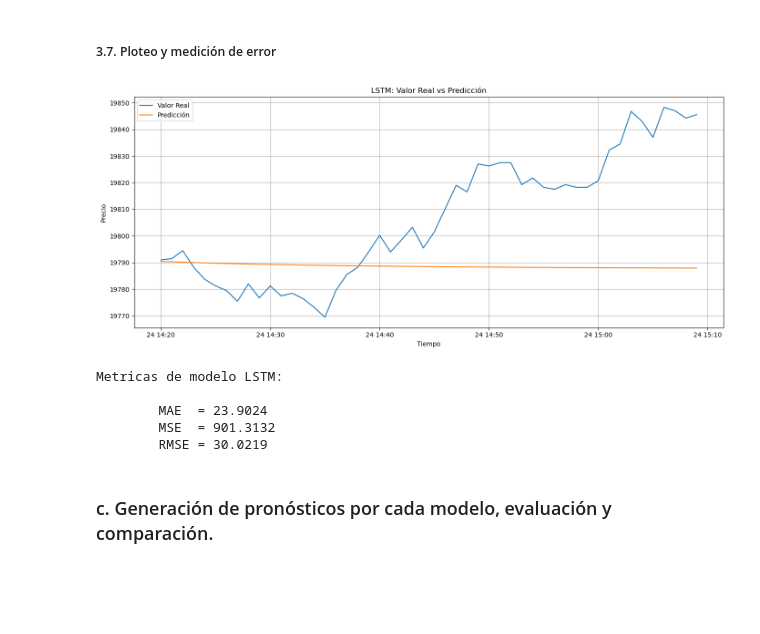
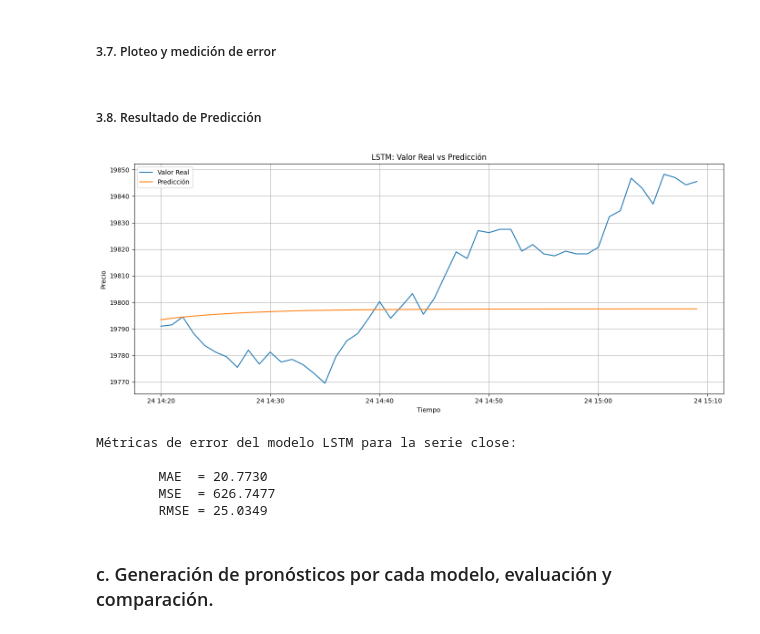
Before and after one commit to GUNAPILLCO/AST1_Trabajo_Final-, a Jupyter notebook: GU_trabajo_final.ipynb, the cells around one changed output. Saved outputs shown, nothing was run; the diff lists cells and outputs as text; code cells hidden in the pictures; blank space fills up the shorter version.

```diff
--- a/GU_trabajo_final.ipynb
+++ b/GU_trabajo_final.ipynb
@@ -1194,3 +1299,0 @@ _________________________________________________________________
-# %%
-# Entrenamiento del modelo
-model_lstm.fit_generator(lstm_generator, epochs=50)
@@ -1215,0 +1300,5 @@ Epoch 50/50
+# %%
+# Forzar a TensorFlow a usar la GPU para entrenar el modelo
+with tf.device('/GPU:0'):
+    # Entrenamiento del modelo LSTM con el generador
+    model_lstm.fit(lstm_train_generator, epochs=100, validation_data=lstm_valid_generator)
@@ -1246,15 +1351,17 @@ lstm_test_predictions = []
 lstm_first_eval_batch = df_lstm_train_scaled[-n_input:]
 lstm_current_batch = lstm_first_eval_batch.reshape((1, n_input, n_features))
 
-for i in range(len(df_lstm_test)):
+# Asegúrate de que las predicciones se realicen en la GPU
+with tf.device('/GPU:0'):  # Este paso es opcional, generalmente no es necesario
+  for i in range(len(df_lstm_test_scaled)):
 
-    # Se obtiene la predicción 1 paso hacia adelante
-    lstm_current_pred = model_lstm.predict(lstm_current_batch, verbose=0)[0]
+      # Se obtiene la predicción 1 paso hacia adelante
+      lstm_current_pred = model_lstm.predict(lstm_current_batch, verbose=0)[0]
 
-    # Se guarda la predicción
-    lstm_test_predictions.append(lstm_current_pred)
+      # Se guarda la predicción
+      lstm_test_predictions.append(lstm_current_pred)
 
-    # Se actualiza el lote
-    lstm_current_batch = np.append(lstm_current_batch[:,1:,:],[[lstm_current_pred]],axis=1)
+      # Se actualiza el lote
+      lstm_current_batch = np.append(lstm_current_batch[:,1:,:],[[lstm_current_pred]],axis=1)
 # %% [markdown]
 ##### 3.6. Transformación
@@ -1261,7 +1377,11 @@ for i in range(len(df_lstm_test)):
 # %%
 lstm_true_predictions = scaler.inverse_transform(lstm_test_predictions)
-# Convertir la Serie a DataFrame
-df_lstm_test = df_lstm_test.to_frame()
+
+# Comprobar si df_lstm_test es un DataFrame
+if not isinstance(df_lstm_test, pd.DataFrame):
+    # Si no es un DataFrame, convertirlo en uno
+    df_lstm_test = df_lstm_test.to_frame()
+
 df_lstm_test = df_lstm_test.tail(len(lstm_true_predictions))
 df_lstm_test['Predictions'] = lstm_true_predictions
 # %% [markdown]
@@ -1322,16 +1442,18 @@ def ploteo_lstm(df, col_real='close', col_pred='Predictions', titulo='LSTM: Valo
     plt.grid(True)
     plt.tight_layout()
     plt.show()
+# %% [markdown]
+##### 3.8. Resultado de Predicción
 # %%
-ploteo_lstm(df_lstm_test)
+ploteo_lstm(df_lstm_test, col_real='close')
 calcular_error_lstm(df_lstm_test['close'].values, df_lstm_test['Predictions'].values, imprimir=True)
 # %% [output]
-[figure, old version]
+[figure, new version]
-Metricas de modelo LSTM:
+Métricas de error del modelo LSTM para la serie close:
 
-        MAE  = 23.9024
-        MSE  = 901.3132
-        RMSE = 30.0219
+        MAE  = 20.7730
+        MSE  = 626.7477
+        RMSE = 25.0349
 # %% [markdown]
 ### c. Generación de pronósticos por cada modelo, evaluación y comparación.
 # %% [markdown]
```
Also changed, not shown: parts of 21 cells of this notebook.
